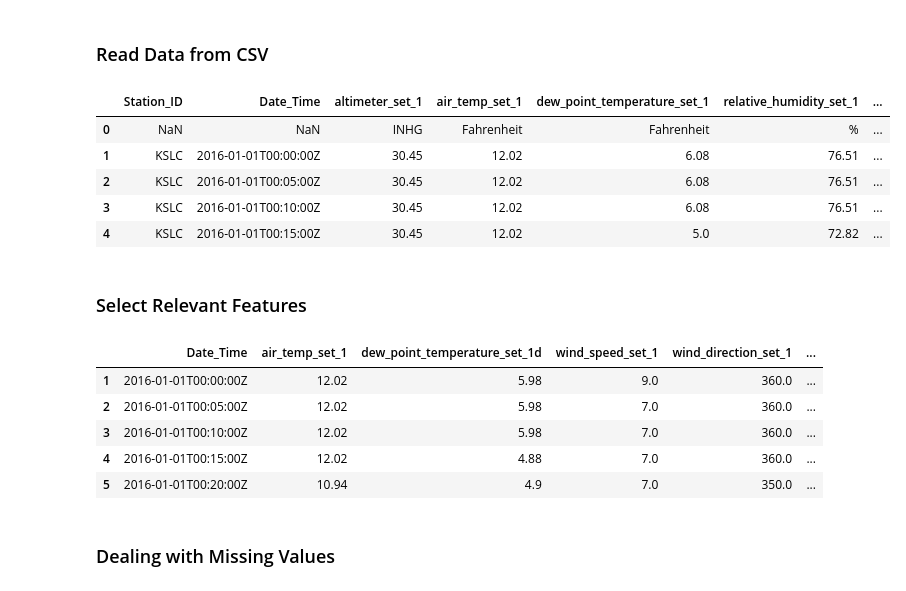
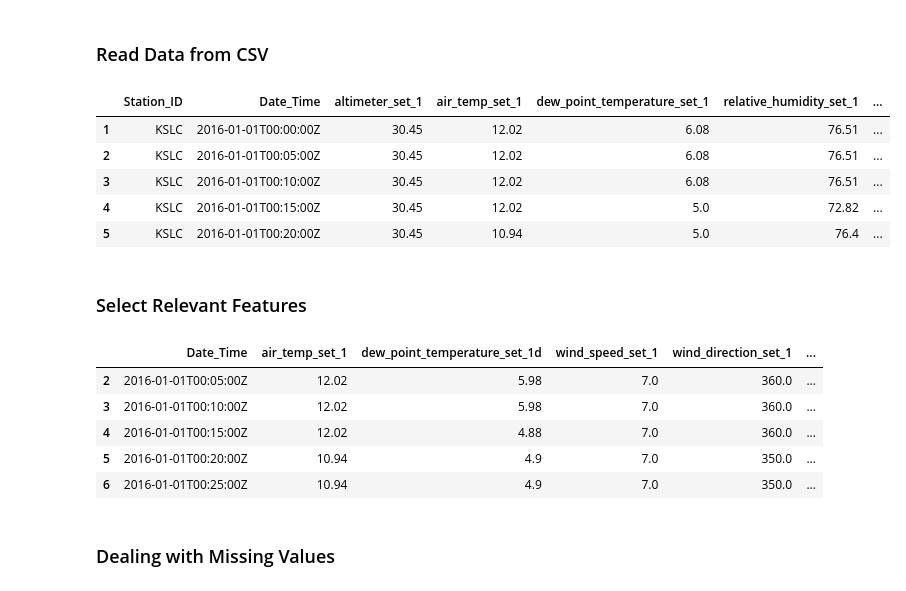
Before and after one commit to leong1016/Flight-Delay-Prediction-with-Synoptic-Data, a Jupyter notebook: 2016pred2017.ipynb, the cells around one changed output. Drawn from its saved outputs; the diff is of its cells as text; code cells hidden in the pictures.

```diff
--- a/pred_toslc.ipynb
+++ b/2016pred2017.ipynb
@@ -10,16 +10,21 @@ pd.set_option('max_rows', 50)
 # Weather Data
 # %% [markdown]
 ### Read Data from CSV
+# %%
+wx2016 = pd.read_csv('wxkslc.csv', low_memory=False)
+wx2016 = wx2016[1:]
+wx2017 = pd.read_csv('wxkslc2017.csv', low_memory=False)
+wx2017 = wx2017[1:]
 # %%
-raw = pd.read_csv('wxkslc.csv', low_memory=False)
+raw = pd.concat([wx2016,wx2017])
 raw.head()
 # %% [output]
 |  | Station_ID | Date_Time | altimeter_set_1 | air_temp_set_1 | dew_point_temperature_set_1 | relative_humidity_set_1 | ... |
-| 0 | NaN | NaN | INHG | Fahrenheit | Fahrenheit | % | ... |
 | 1 | KSLC | 2016-01-01T00:00:00Z | 30.45 | 12.02 | 6.08 | 76.51 | ... |
 | 2 | KSLC | 2016-01-01T00:05:00Z | 30.45 | 12.02 | 6.08 | 76.51 | ... |
 | 3 | KSLC | 2016-01-01T00:10:00Z | 30.45 | 12.02 | 6.08 | 76.51 | ... |
 | 4 | KSLC | 2016-01-01T00:15:00Z | 30.45 | 12.02 | 5.0 | 72.82 | ... |
+| 5 | KSLC | 2016-01-01T00:20:00Z | 30.45 | 10.94 | 5.0 | 76.4 | ... |
 # %% [markdown]
 ### Select Relevant Features
 # %%
@@ -34,11 +39,11 @@ selectRow = selectCol.iloc[1:]
 selectRow.head()
 # %% [output]
 |  | Date_Time | air_temp_set_1 | dew_point_temperature_set_1d | wind_speed_set_1 | wind_direction_set_1 | ... |
-| 1 | 2016-01-01T00:00:00Z | 12.02 | 5.98 | 9.0 | 360.0 | ... |
 | 2 | 2016-01-01T00:05:00Z | 12.02 | 5.98 | 7.0 | 360.0 | ... |
 | 3 | 2016-01-01T00:10:00Z | 12.02 | 5.98 | 7.0 | 360.0 | ... |
 | 4 | 2016-01-01T00:15:00Z | 12.02 | 4.88 | 7.0 | 360.0 | ... |
 | 5 | 2016-01-01T00:20:00Z | 10.94 | 4.9 | 7.0 | 350.0 | ... |
+| 6 | 2016-01-01T00:25:00Z | 10.94 | 4.9 | 7.0 | 350.0 | ... |
 # %% [markdown]
 ### Dealing with Missing Values
 # %% [markdown]
```
Also changed, not shown: parts of 54 cells of this notebook, 2 other files.
